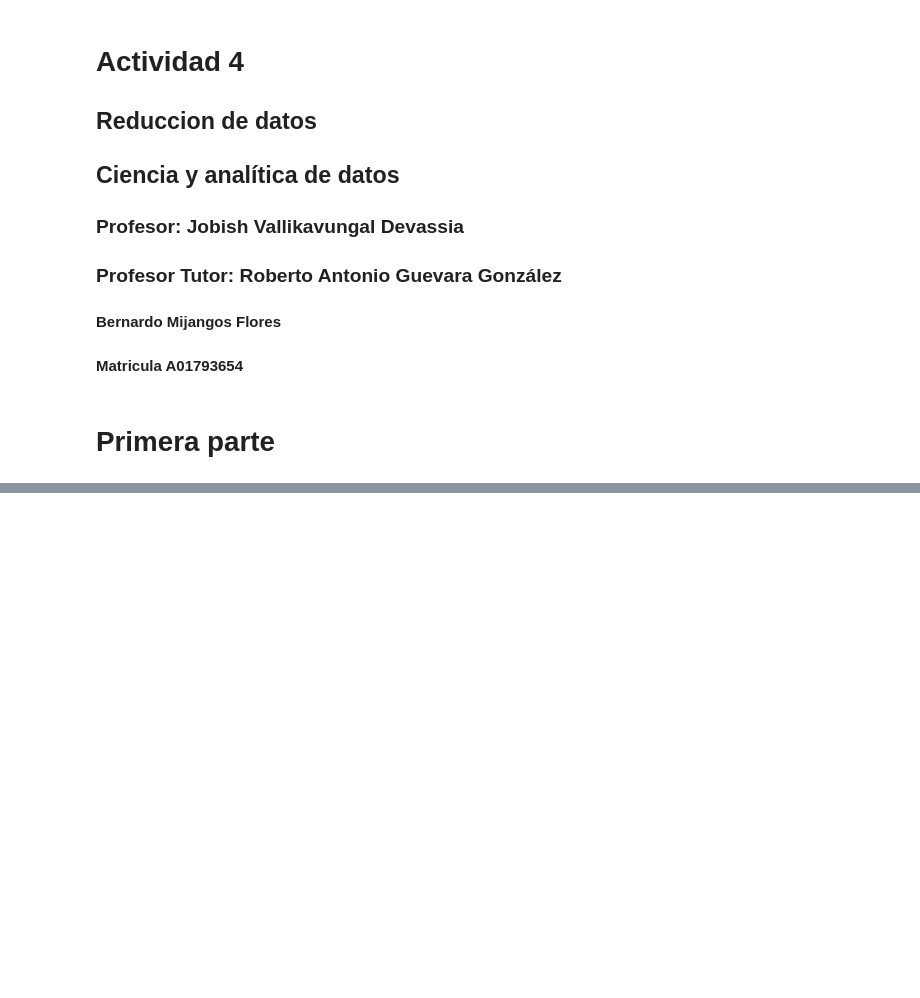
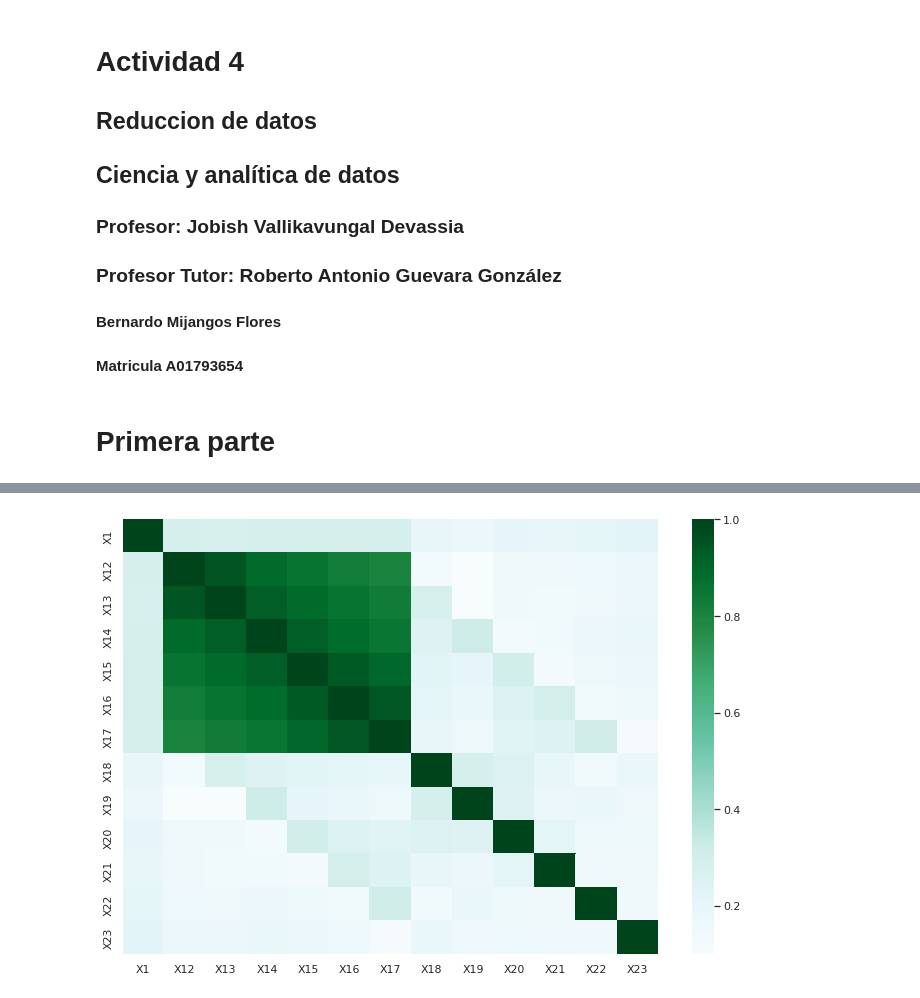
Before and after one commit to PosgradoMNA/actividades-del-projecto-equipo-46, a Jupyter notebook: Actividad_Semana_4.ipynb, the cells around one changed output, grey strips where cells are left out. Cells and saved outputs as stored; diff of their text form; code cells hidden in the pictures; blank space fills up the shorter version.

```diff
--- a/Actividad_Semana_4.ipynb
+++ b/Actividad_Semana_4.ipynb
@@ -40,0 +62,5 @@ df
+# %%
+# Copiamos a un nuevo dataframe y obtenemos la lista de las columnas
+
+ndf = df.copy()
+ndf.columns
@@ -40,0 +72,8 @@ df
+# %%
+# quitamos las variables categoricas segun la descripcion de los datos
+
+lista = {'X2', 'X3', 'X4','X5', 'X6', 'X7', 'X8', 'X9', 'X10', 'X11','Y'}
+ndf.drop(lista,
+         axis = 1,
+         inplace = True
+        )
@@ -40,0 +110,9 @@ df
+# %%
+# para visualizar mejor la correlacion
+
+sns.set(rc={'figure.figsize':(12,8)})
+misdatoscorr = ndf.corr()
+ax = sns.heatmap(misdatoscorr, cmap="BuGn")
+plt.show()
+# %% [output]
+[figure, added]
```
Also changed, not shown: parts of 8 cells of this notebook.
